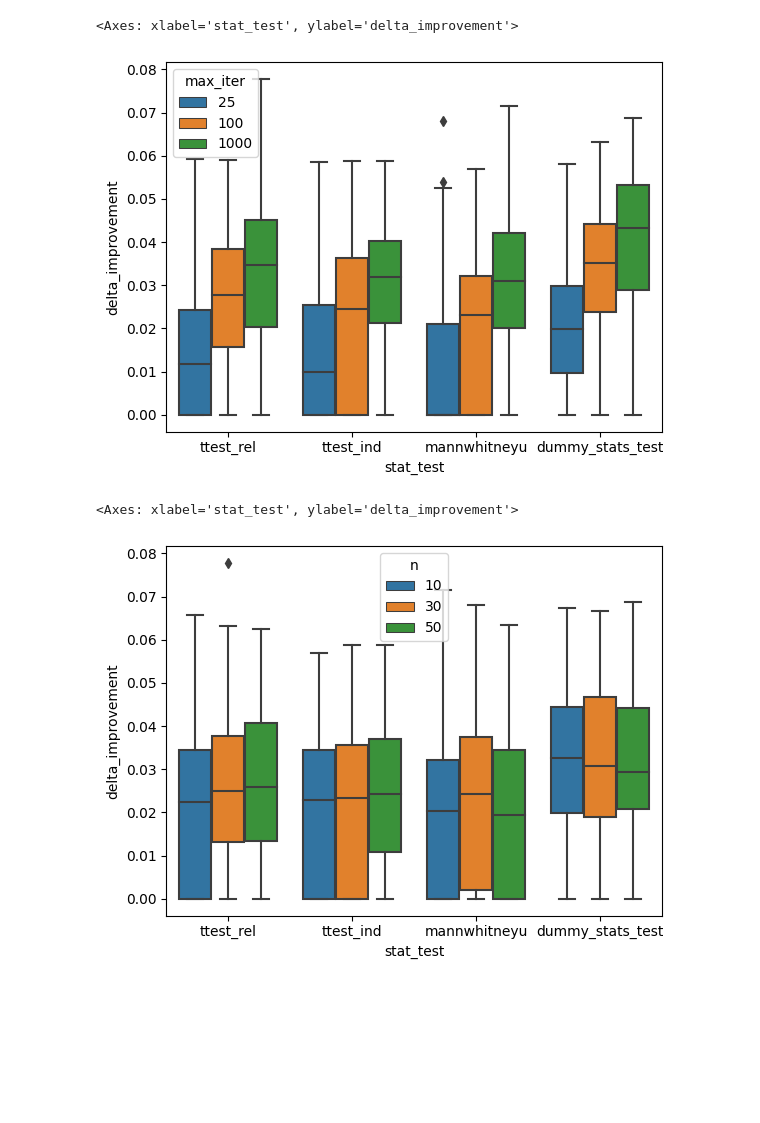
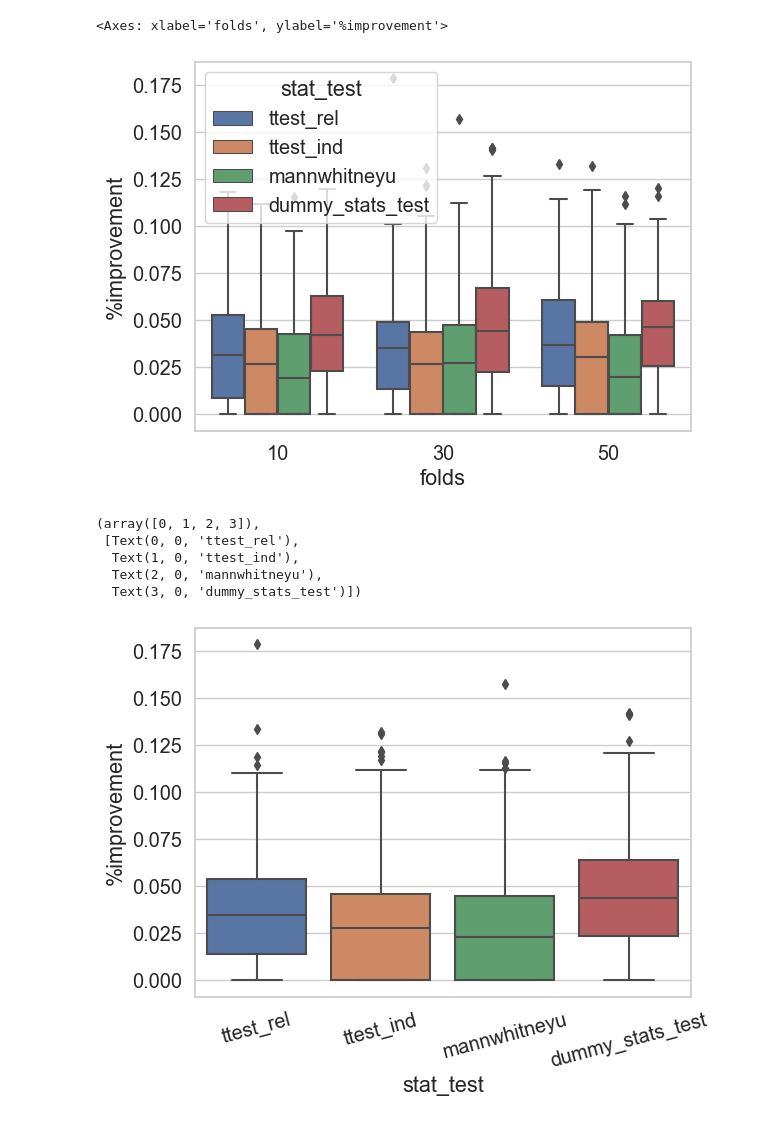
Before and after one commit to rcpsilva/StatisticalTestsForMachineLearningModels, a Jupyter notebook: experiments_2023_02_26.ipynb, the cells around one changed output. Cells and saved outputs as stored; diff of their text form; code cells hidden in the pictures; blank space fills up the shorter version.

Commit message:
Added results plots

```diff
--- a/experiments_2023_02_26.ipynb
+++ b/experiments_2023_02_26.ipynb
@@ -11,8 +11,16 @@ df.head()
 | 2 | 2 | 0 | 0 | ttest_ind | 10 | 25 | cv | RandomForestClassifier | 0.777686 | 0.754730 | ... |
 | 3 | 3 | 0 | 0 | ttest_ind | 10 | 25 | tt | XGBClassifier | 0.782849 | 0.756996 | ... |
 | 4 | 4 | 0 | 0 | mannwhitneyu | 10 | 25 | cv | DecisionTreeClassifier | 0.755946 | 0.770856 | ... |
+# %%
+df = df[(df['type']=='cv') & (df['data_id']!= 3)]
+df['data_id'] = df['data_id'].replace(4, 'Spambase')
+df['data_id'] = df['data_id'].replace(2, 'Heart')
+df['data_id'] = df['data_id'].replace(1, 'Credit')
+df['data_id'] = df['data_id'].replace(0, 'Banking')
+df['n_gen'] = df['max_iter']
+df['folds'] = df['n']
 # %%
-df['delta_improvement'] = df['final_best'].to_numpy() - df['ini_best'].to_numpy()
+df['%improvement'] = (df['final_best'].to_numpy() - df['ini_best'].to_numpy())/df['ini_best'].to_numpy()
 # %%
 df.describe()
 # %% [output]
@@ -34,0 +41,5 @@ import seaborn as sns
+# %%
+import seaborn as sns
+import matplotlib.pyplot as plt
+sns.set(font_scale=1.3)
+sns.set_style("whitegrid")
@@ -40,10 +95,16 @@ sns.boxplot(data=df,y='delta_improvement',x='stat_test',hue='type')
 # %%
-sns.boxplot(data=df,y='delta_improvement',x='stat_test',hue='max_iter')
+sns.boxplot(data=df,y='%improvement',x='folds',hue='stat_test')
 # %% [output]
-<Axes: xlabel='stat_test', ylabel='delta_improvement'>
+<Axes: xlabel='folds', ylabel='%improvement'>
-[figure, old version]
+[figure, new version]
 # %%
-sns.boxplot(data=df,y='delta_improvement',x='stat_test',hue='n')
+sns.boxplot(data=df,y='%improvement',x='stat_test')
+degrees = 15 # Adjust according to one's preferences/needs
+plt.xticks(rotation=degrees)
 # %% [output]
-<Axes: xlabel='stat_test', ylabel='delta_improvement'>
+(array([0, 1, 2, 3]),
+ [Text(0, 0, 'ttest_rel'),
+  Text(1, 0, 'ttest_ind'),
+  Text(2, 0, 'mannwhitneyu'),
+  Text(3, 0, 'dummy_stats_test')])
-[figure, old version]
+[figure, new version]
```
Also changed, not shown: parts of 11 cells of this notebook, 4 other files.
